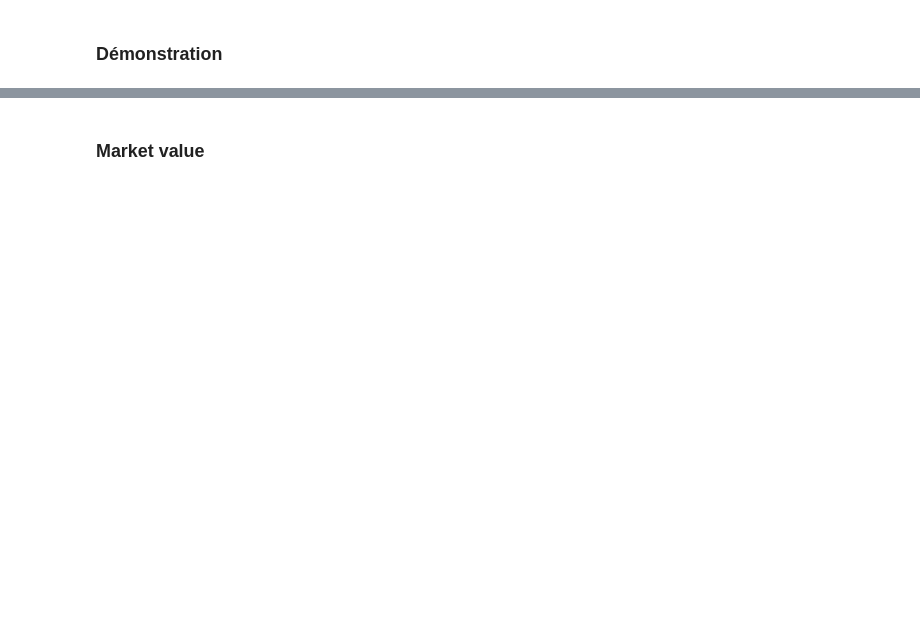
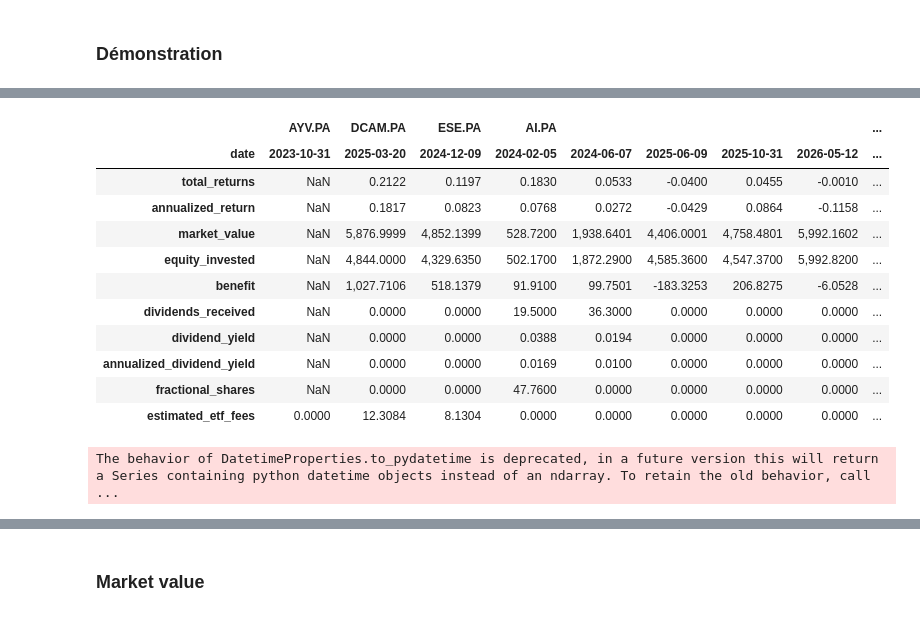
Before and after one commit to AlexDHN/portfolio_analytics_engine, a Jupyter notebook: analyse_portefeuille.ipynb, the cells around one changed output, grey strips where cells are left out. Drawn from its saved outputs; the diff is of its cells as text; code cells hidden in the pictures; blank space fills up the shorter version.

```diff
--- a/analyse_portefeuille.ipynb
+++ b/analyse_portefeuille.ipynb
@@ -254,2 +574,21 @@ aux
 # %%
-pd.concat([pd.concat(inv.metrics['performance']).unstack(0).iloc[-1].unstack(0) for inv in la.investments], axis=1, keys=[inv.name for inv in la.investments])
+perf = pd.concat([pd.concat(inv.metrics['performance']).unstack(0).iloc[-1].unstack(0) for inv in la.investments], axis=1, keys=[inv.name for inv in la.investments])
+perf
+# %% [output]
+|  | AYV.PA | DCAM.PA | ESE.PA | AI.PA |  |  |  |  | ... |
+| date | 2023-10-31 | 2025-03-20 | 2024-12-09 | 2024-02-05 | 2024-06-07 | 2025-06-09 | 2025-10-31 | 2026-05-12 | ... |
+| total_returns | NaN | 0.2122 | 0.1197 | 0.1830 | 0.0533 | -0.0400 | 0.0455 | -0.0010 | ... |
+| annualized_return | NaN | 0.1817 | 0.0823 | 0.0768 | 0.0272 | -0.0429 | 0.0864 | -0.1158 | ... |
+| market_value | NaN | 5,876.9999 | 4,852.1399 | 528.7200 | 1,938.6401 | 4,406.0001 | 4,758.4801 | 5,992.1602 | ... |
+| equity_invested | NaN | 4,844.0000 | 4,329.6350 | 502.1700 | 1,872.2900 | 4,585.3600 | 4,547.3700 | 5,992.8200 | ... |
+| benefit | NaN | 1,027.7106 | 518.1379 | 91.9100 | 99.7501 | -183.3253 | 206.8275 | -6.0528 | ... |
+| dividends_received | NaN | 0.0000 | 0.0000 | 19.5000 | 36.3000 | 0.0000 | 0.0000 | 0.0000 | ... |
+| dividend_yield | NaN | 0.0000 | 0.0000 | 0.0388 | 0.0194 | 0.0000 | 0.0000 | 0.0000 | ... |
+| annualized_dividend_yield | NaN | 0.0000 | 0.0000 | 0.0169 | 0.0100 | 0.0000 | 0.0000 | 0.0000 | ... |
+| fractional_shares | NaN | 0.0000 | 0.0000 | 47.7600 | 0.0000 | 0.0000 | 0.0000 | 0.0000 | ... |
+| estimated_etf_fees | 0.0000 | 12.3084 | 8.1304 | 0.0000 | 0.0000 | 0.0000 | 0.0000 | 0.0000 | ... |
+# %%
+aux = la.investments.iloc[0]._inflation_rates
+(aux/aux.iloc[0] * 100).plot()
+# %% [output]
+The behavior of DatetimeProperties.to_pydatetime is deprecated, in a future version this will return a Series containing python datetime objects instead of an ndarray. To retain the old behavior, call ...
```
Also changed, not shown: parts of 72 cells of this notebook, 6 other files.
